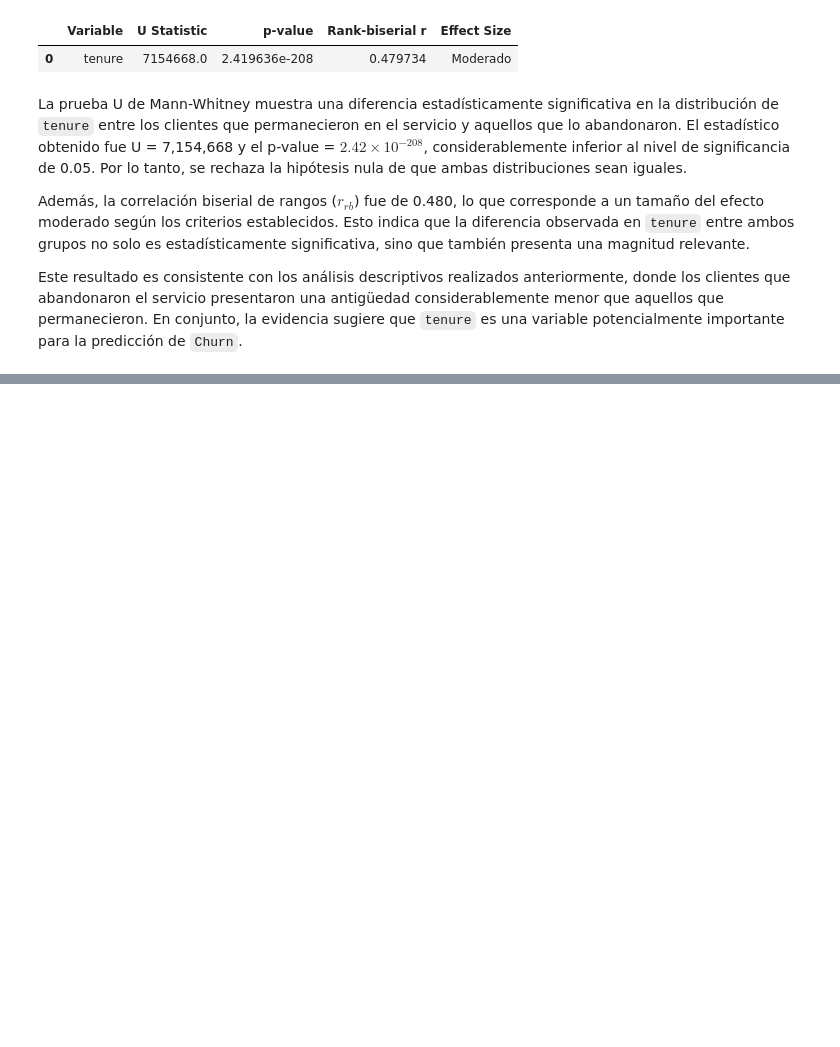
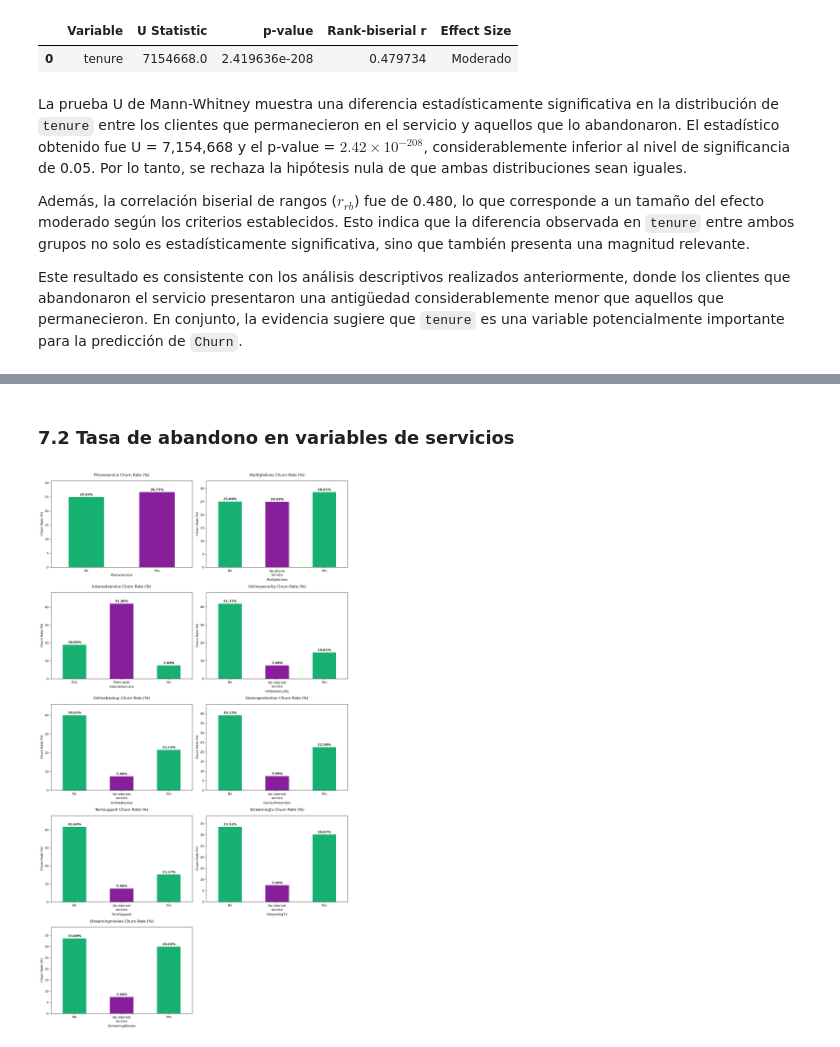
Before and after one commit to josue-rdgzcb/customer-churn-prediction-and-segmentation, a Jupyter notebook: notebooks/01_data_exploration.ipynb, the cells around one changed output, grey strips where cells are left out. Saved outputs shown, nothing was run; the diff lists cells and outputs as text; code cells hidden in the pictures; blank space fills up the shorter version.

```diff
--- a/notebooks/01_data_exploration.ipynb
+++ b/notebooks/01_data_exploration.ipynb
@@ -693,0 +737,6 @@ Este resultado es consistente con los análisis descriptivos realizados anterior
+# %% [markdown]
+### 7.2 Tasa de abandono en variables de servicios
+# %%
+plot_categorical_churn_rates(df, service_features, 'Churn_bool')
+# %% [output]
+[figure, added]
```
Also changed, not shown: parts of 22 cells of this notebook.
